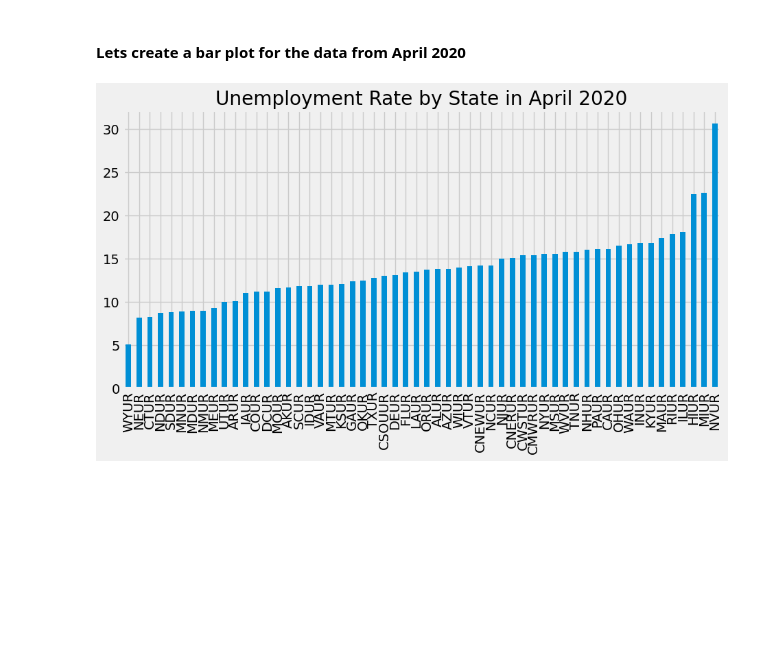
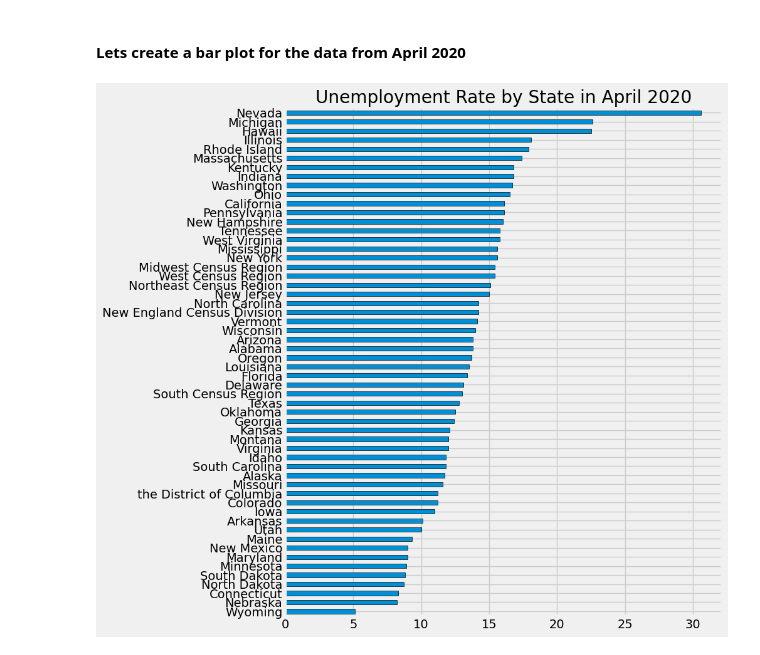
Before and after one commit to Shubham91999/Economic_Data_Analysis, a Jupyter notebook: EDA_Economic.ipynb, the cells around one changed output. Drawn from its saved outputs; the diff is of its cells as text; code cells hidden in the pictures; blank space fills up the shorter version.

```diff
--- a/EDA_Economic.ipynb
+++ b/EDA_Economic.ipynb
@@ -331,3 +333,6 @@ from plotly.io import write_image
+# %%
+id_to_state = unemp_df['title'].str.replace('Unemployment Rate in ', '').to_dict()
+unemp_states.columns = [id_to_state[c] for c in unemp_states.columns]
 # %%
 unemp = px.line(unemp_states, title='Statewise Unemployment Rate')
 unemp.write_image("/Users/shubhamk/Documents/GitHub/Economic_Data_Analysis/Statewise_Unemployment.png")
@@ -345,11 +350,10 @@ unemp_states.loc[unemp_states.index == '2020-04-01']
 # %%
 #Transforming data
 unemp_april = unemp_states.loc[unemp_states.index == '2020-04-01'].T \
     .sort_values('2020-04-01') \
-    .plot(kind='bar', figsize=(10, 5), title='Unemployment Rate by State in April 2020')
+    .plot(kind='barh', figsize=(8, 10), title='Unemployment Rate by State in April 2020', edgecolor = 'black')
 unemp_april.legend().remove()
 plt.savefig(base_dir+'Umeployment_April2020.png')
-
 plt.show()
 # %% [output]
-[figure, old version]
+[figure, new version]
```
Also changed, not shown: parts of 11 cells of this notebook, 2 other files.
